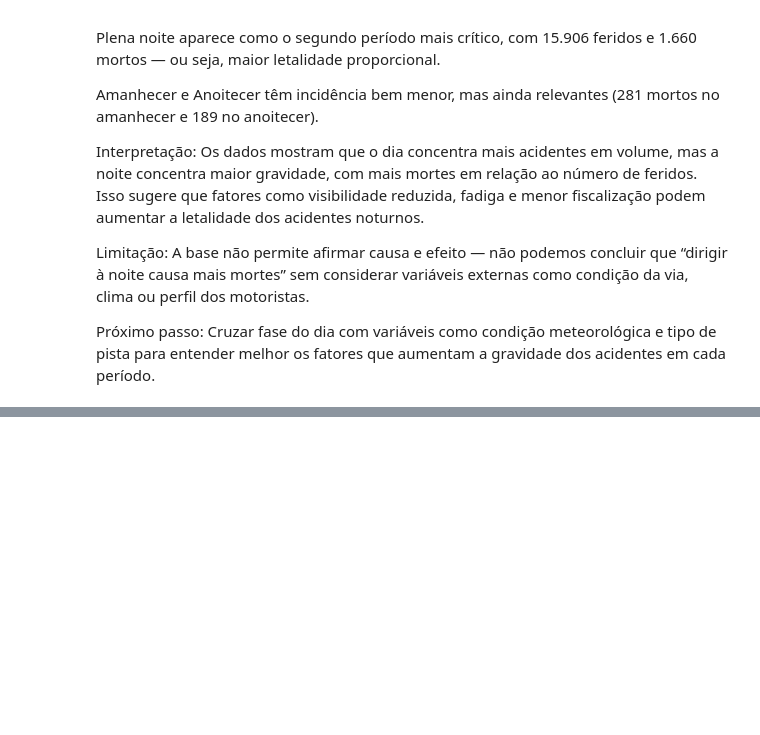
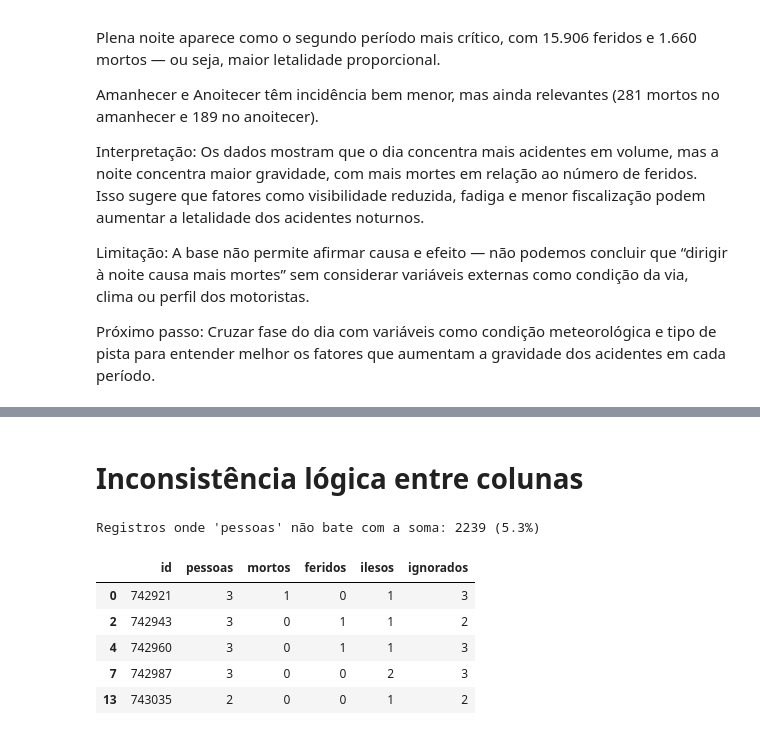
Before and after one commit to CristianeSMarques/Projeto-Final---Grupo-3---Cinthia-Cristiane-e-Douglas, a Jupyter notebook: Projeto.ipynb, the cells around one changed output, grey strips where cells are left out. Saved outputs shown, nothing was run; the diff lists cells and outputs as text; code cells hidden in the pictures; blank space fills up the shorter version.

Commit message:
feitos: adiciona diagnostico de categorias inconsistentes e inconsistencia pessoas x soma

```diff
--- a/Projeto.ipynb
+++ b/Projeto.ipynb
@@ -628,0 +661,18 @@ Próximo passo: Cruzar fase do dia com variáveis como condição meteorológica
+# %% [markdown]
+# Inconsistência lógica entre colunas
+# %%
+soma_esperada = tabela['mortos'] + tabela['feridos'] + tabela['ilesos'] + tabela['ignorados']
+
+inconsistentes = tabela['pessoas'] != soma_esperada
+
+print(f"Registros onde 'pessoas' não bate com a soma: {inconsistentes.sum()} ({inconsistentes.mean()*100:.1f}%)")
+
+tabela.loc[inconsistentes, ['id','pessoas','mortos','feridos','ilesos','ignorados']].head()
+# %% [output]
+Registros onde 'pessoas' não bate com a soma: 2239 (5.3%)
+|  | id | pessoas | mortos | feridos | ilesos | ignorados |
+| 0 | 742921 | 3 | 1 | 0 | 1 | 3 |
+| 2 | 742943 | 3 | 0 | 1 | 1 | 2 |
+| 4 | 742960 | 3 | 0 | 1 | 1 | 3 |
+| 7 | 742987 | 3 | 0 | 0 | 2 | 3 |
+| 13 | 743035 | 2 | 0 | 0 | 1 | 2 |
```
Also changed, not shown: parts of 9 cells of this notebook.
